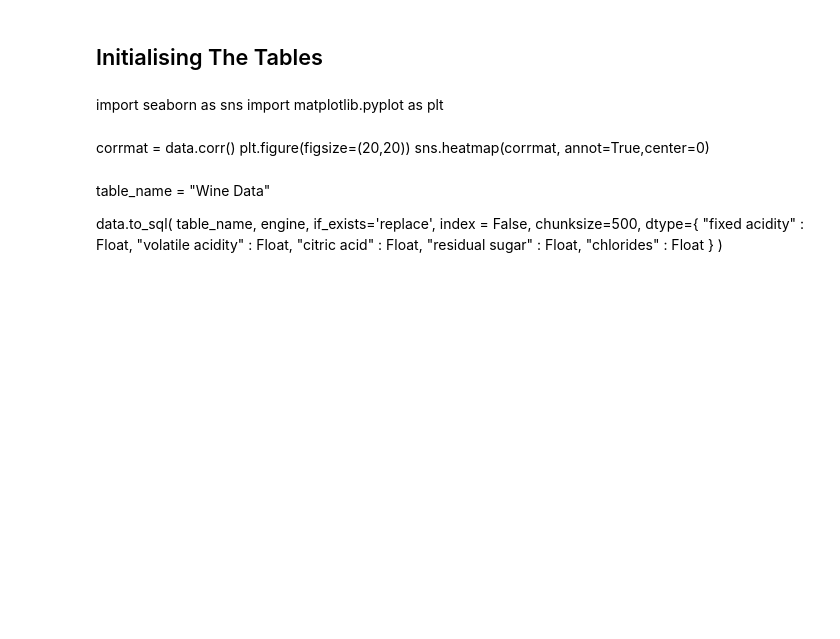
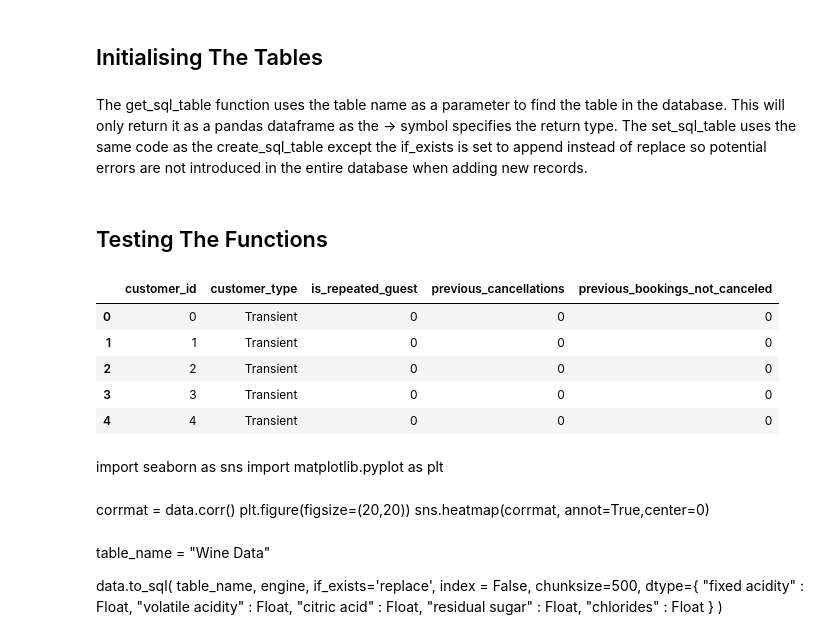
Before and after one commit to sheldyso/Database-implementation-project, a Jupyter notebook: Data Pipeline Integration.ipynb, the cells around one changed output. Cells and saved outputs as stored; diff of their text form; code cells hidden in the pictures; blank space fills up the shorter version.

```diff
--- a/Data Pipeline Integration.ipynb
+++ b/Data Pipeline Integration.ipynb
@@ -142,6 +143,20 @@ def set_sql_table(dataframe : pd.DataFrame, table_name : str, engine : sqlalchem
         chunksize=500,
         dtype=data_types
     )
+# %% [markdown]
+The get_sql_table function uses the table name as a parameter to find the table in the database. This will only return it as a pandas dataframe as the -> symbol specifies the return type. The set_sql_table uses the same code as the create_sql_table except the if_exists is set to append instead of replace so potential errors are not introduced in the entire database when adding new records.
+# %% [markdown]
+## Testing The Functions
+# %%
+customer_df = get_sql_table("Customer Records", engine)
+customer_df.head()
+# %% [output]
+|  | customer_id | customer_type | is_repeated_guest | previous_cancellations | previous_bookings_not_canceled |
+| 0 | 0 | Transient | 0 | 0 | 0 |
+| 1 | 1 | Transient | 0 | 0 | 0 |
+| 2 | 2 | Transient | 0 | 0 | 0 |
+| 3 | 3 | Transient | 0 | 0 | 0 |
+| 4 | 4 | Transient | 0 | 0 | 0 |
 # %% [markdown]
 import seaborn as sns
 import matplotlib.pyplot as plt
```
Also changed, not shown: parts of 3 cells of this notebook, 1 other file.
